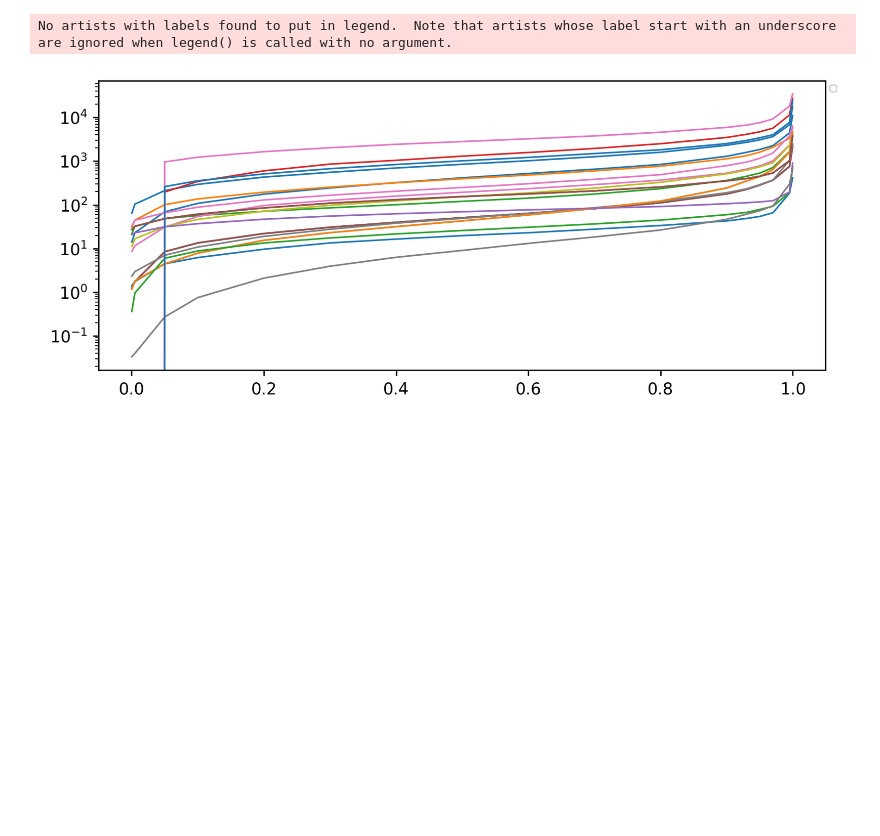
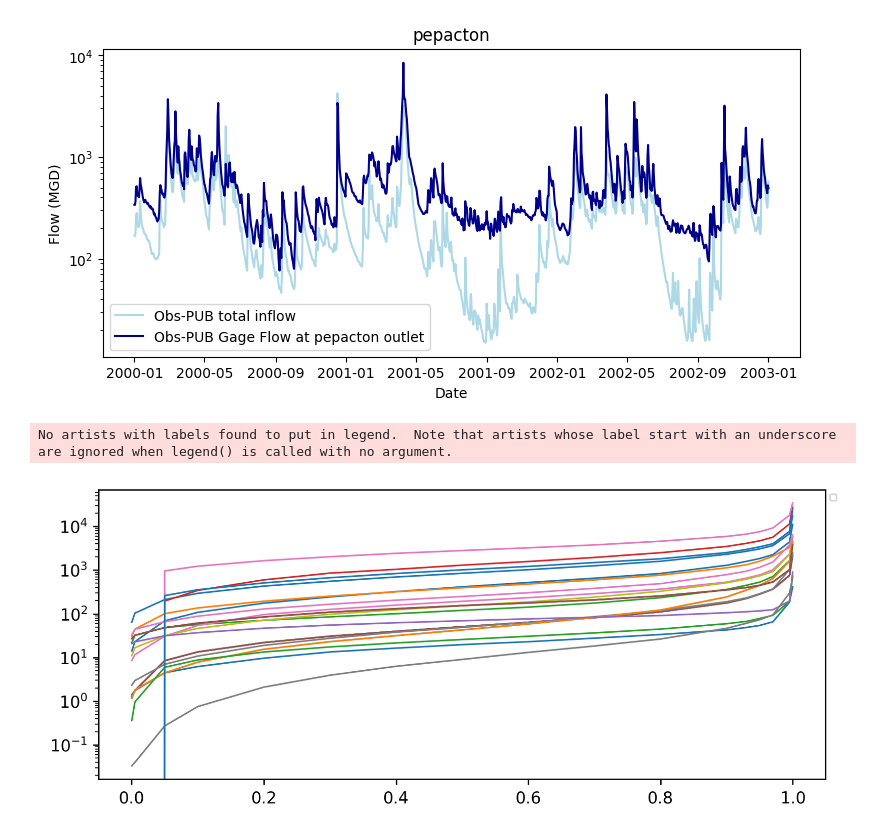
Before and after one commit to Pywr-DRB/Pywr-DRB, a Jupyter notebook: notebooks/compare_inflow_datasets.ipynb, the cells around one changed output. Drawn from its saved outputs; the diff is of its cells as text; code cells hidden in the pictures; blank space fills up the shorter version.

```diff
--- a/notebooks/compare_inflow_datasets.ipynb
+++ b/notebooks/compare_inflow_datasets.ipynb
@@ -27 +52,16 @@ nhm_fdc_df.to_csv('./input_data/modeled_gages/nhmv10_node_fdc.csv', sep = ',')
+# %%
+node = 'pepacton'
+
+fig, ax = plt.subplots(figsize=(9,4))
+ts = pd.date_range('2000-01-01', '2003-01-01').date
+ax.plot(ts, pub_flow_df.loc[ts, node], label = f'Obs-PUB total inflow', color = 'lightblue')
+ax.plot(ts, pub_flow_df.loc[ts, immediate_downstream_nodes_dict[node]], label = f'Obs-PUB Gage Flow at {node} outlet', color = 'darkblue')
+plt.title(node)
+plt.ylabel('Flow (MGD)')
+plt.xlabel('Date')
+plt.legend()
+plt.yscale('log')
+plt.show()
+# %% [output]
+[figure, added]
 # %%
```
Also changed, not shown: parts of 4 cells of this notebook, 3 other files.
